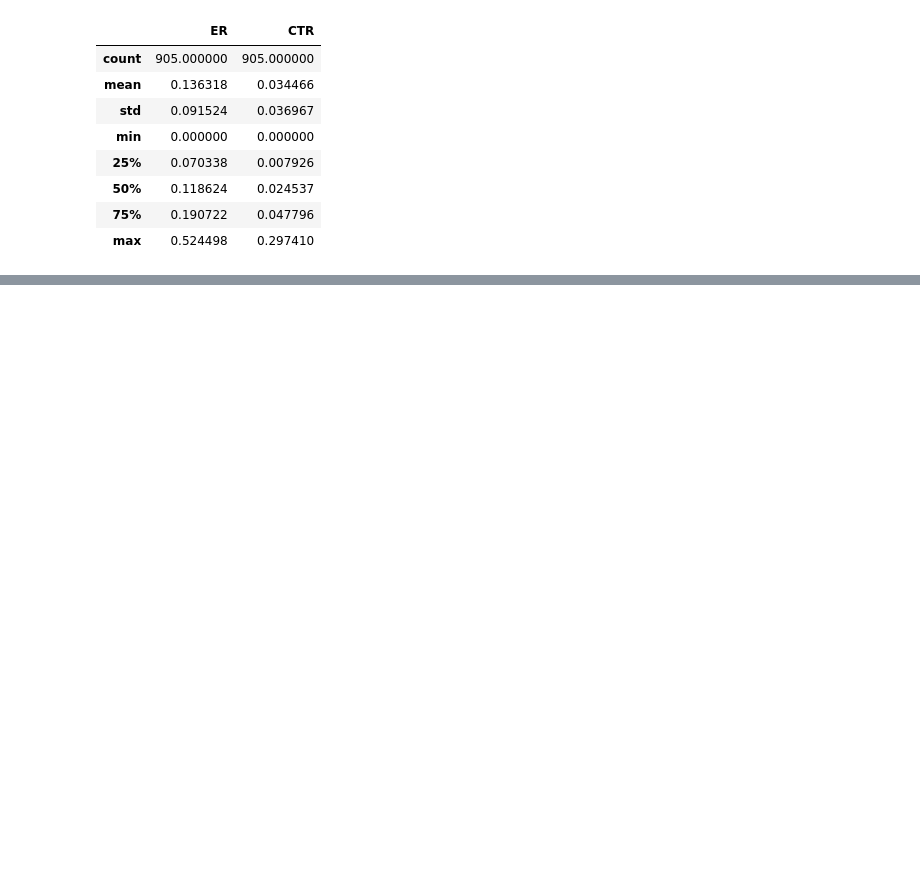
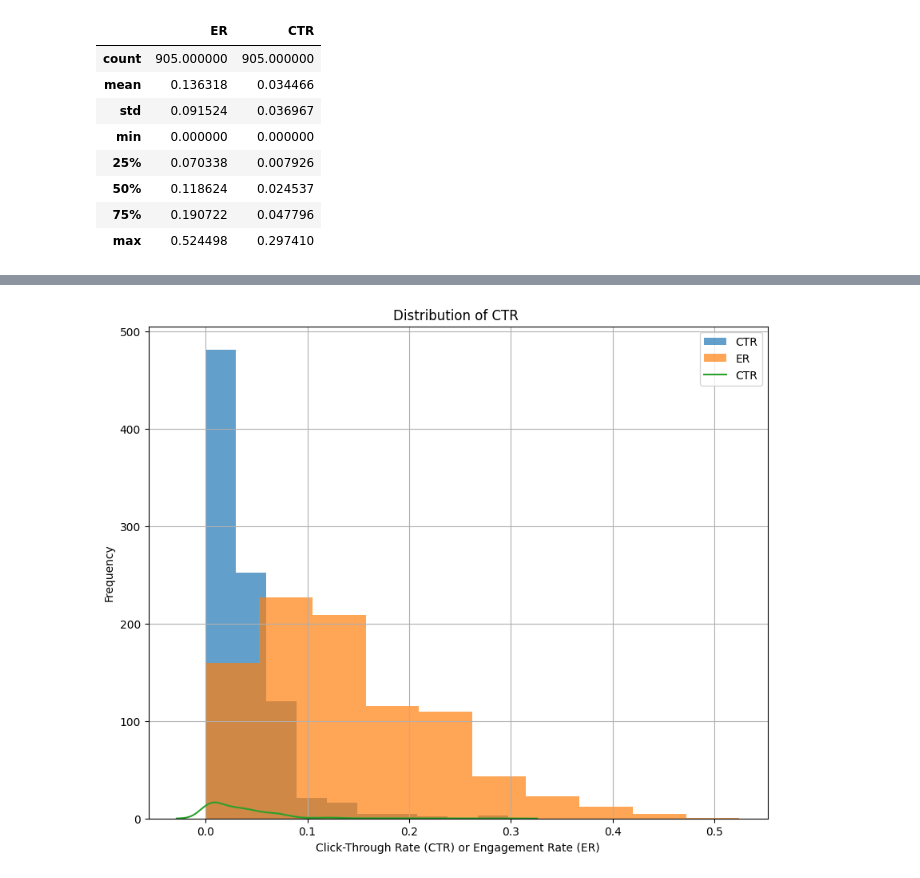
Before and after one commit to AB-y1/Automated-Storyboard-Synthesis-for-Digital-Advertising, a Jupyter notebook: ntoebooks/performance_data_eda.ipynb, the cells around one changed output, grey strips where cells are left out. Drawn from its saved outputs; the diff is of its cells as text; code cells hidden in the pictures; blank space fills up the shorter version.

```diff
--- a/ntoebooks/performance_data_eda.ipynb
+++ b/ntoebooks/performance_data_eda.ipynb
@@ -36,0 +95,23 @@ perfom_data.describe()
+# %%
+
+# Create the histogram
+plt.figure(figsize=(10, 8))
+
+# Histogram for CTR
+plt.hist(performance_data['CTR'], bins=10, alpha=0.7, label='CTR')  # bins control the number of bars
+
+# Histogram for ER
+plt.hist(performance_data['ER'], bins=10, alpha=0.7, label='ER')  # Uncomment for a stacked histogram
+
+# Density plot for CTR
+sns.kdeplot(performance_data['CTR'], label='CTR')  # Consider using seaborn for density plots
+
+# Customize the plot
+plt.xlabel('Click-Through Rate (CTR) or Engagement Rate (ER)')
+plt.ylabel('Frequency')
+plt.title('Distribution of CTR ')
+plt.legend()
+plt.grid(True)
+plt.show()
+# %% [output]
+[figure, added]
```
Also changed, not shown: parts of 11 cells of this notebook.
